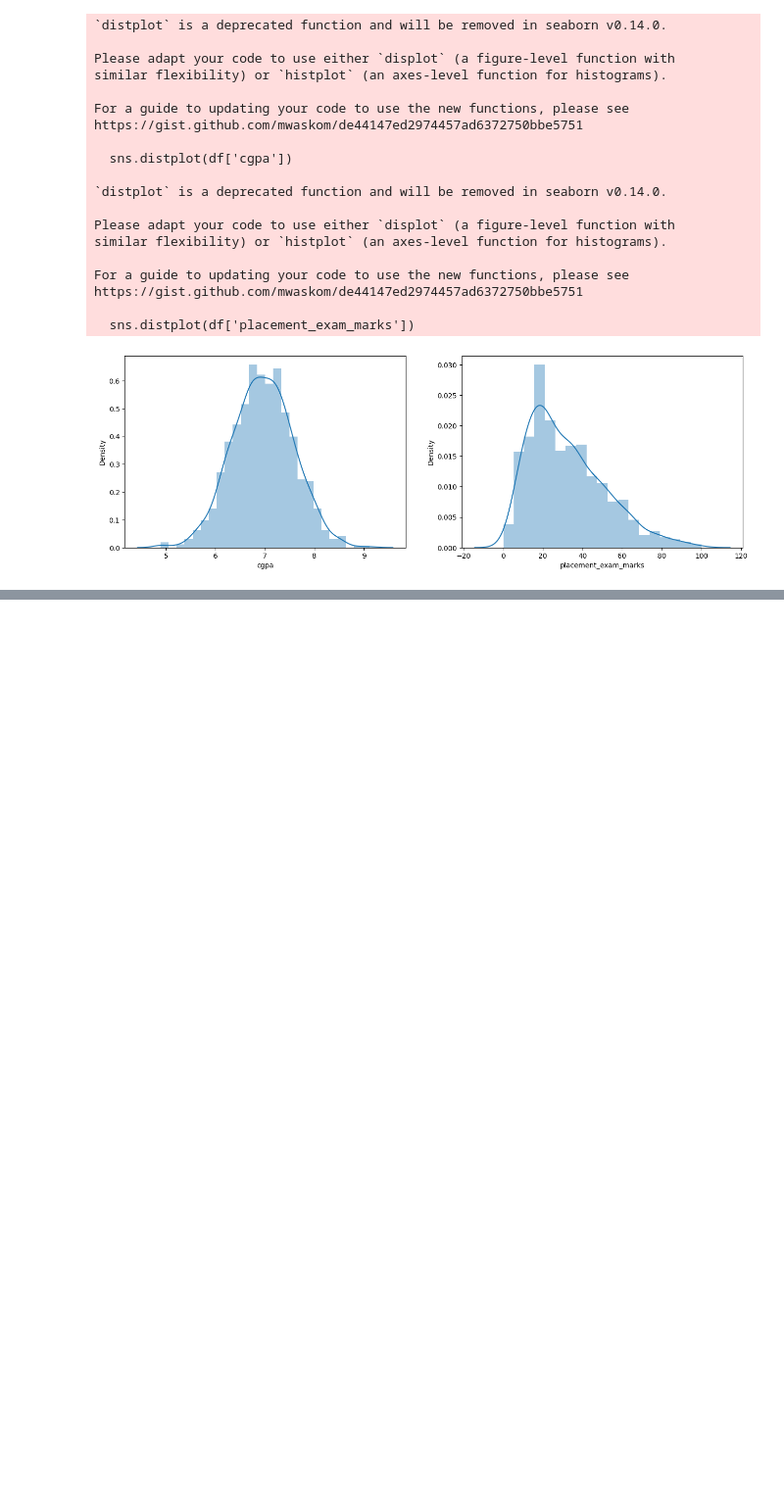
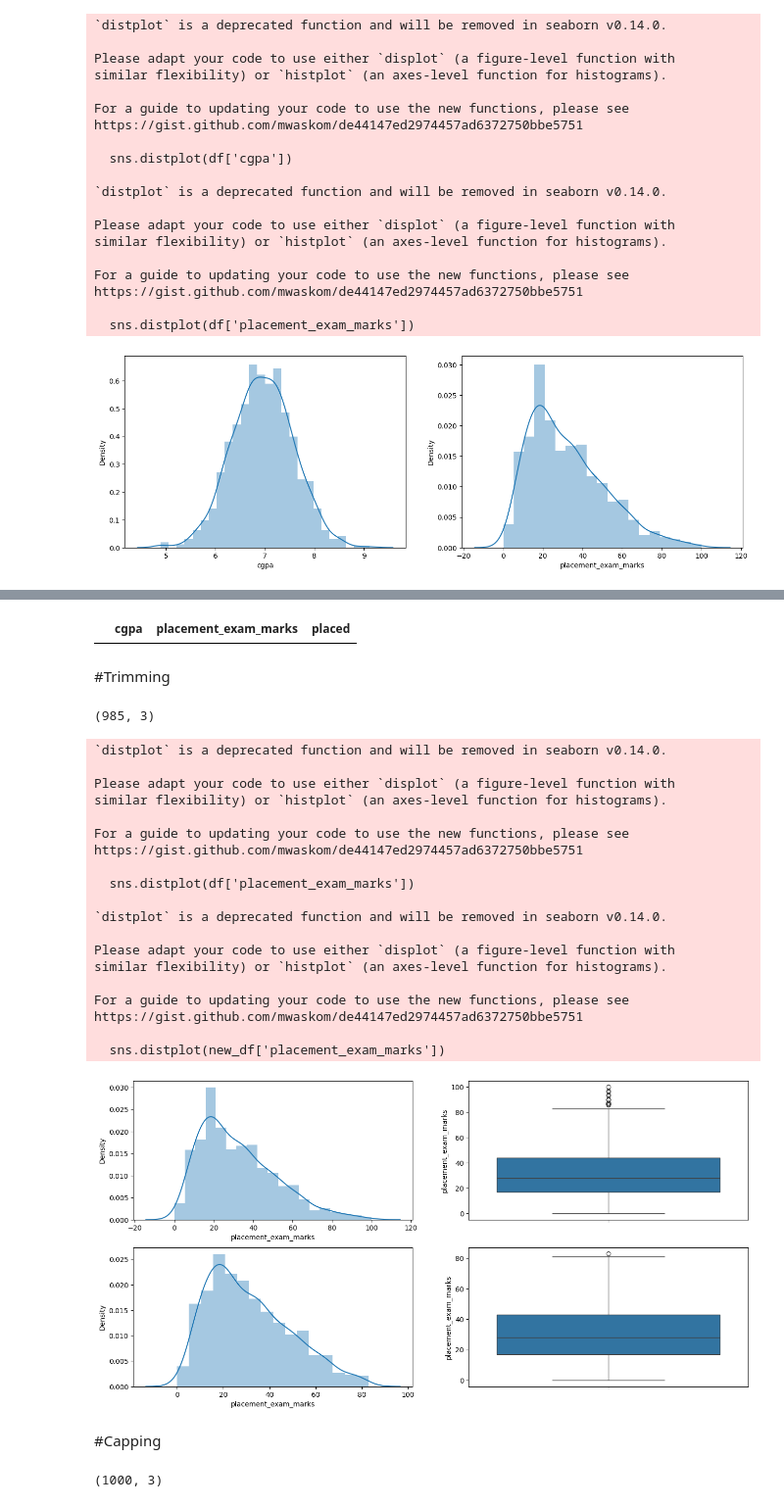
Before and after one commit to Bishesh-P/Hands-on-Practice-for-ML-concepts, a Jupyter notebook: Outlier_Detection_Removal_Box_Plot.ipynb, the cells around one changed output, grey strips where cells are left out. Shown at 98% size. Cells and saved outputs as stored; diff of their text form; code cells hidden in the pictures; blank space fills up the shorter version.

```diff
--- a/Outlier_Detection_Removal_Box_Plot.ipynb
+++ b/Outlier_Detection_Removal_Box_Plot.ipynb
@@ -48,0 +67,9 @@ https://gist.github.com/mwaskom/de44147ed2974457ad6372750bbe5751
+# %%
+# Finding the IQR
+percentile25 = df['placement_exam_marks'].quantile(0.25)
+percentile75 = df['placement_exam_marks'].quantile(0.75)
+# %%
+iqr = percentile75 - percentile25
+# %%
+upper_limit = percentile75 + 1.5 * iqr
+lower_limit = percentile25 - 1.5 * iqr
@@ -48,0 +103,51 @@ https://gist.github.com/mwaskom/de44147ed2974457ad6372750bbe5751
+# %%
+df[df['placement_exam_marks'] < lower_limit]
+# %% [output]
+|  | cgpa | placement_exam_marks | placed |
+# %% [markdown]
+#Trimming
+# %%
+new_df = df[df['placement_exam_marks'] < upper_limit]
+# %%
+new_df.shape
+# %% [output]
+(985, 3)
+# %%
+
+plt.figure(figsize=(16,8))
+plt.subplot(2,2,1)
+sns.distplot(df['placement_exam_marks'])
+
+plt.subplot(2,2,2)
+sns.boxplot(df['placement_exam_marks'])
+
+plt.subplot(2,2,3)
+sns.distplot(new_df['placement_exam_marks'])
+
+plt.subplot(2,2,4)
+sns.boxplot(new_df['placement_exam_marks'])
+
+plt.show()
+# %% [output]
+`distplot` is a deprecated function and will be removed in seaborn v0.14.0.
+
+Please adapt your code to use either `displot` (a figure-level function with
+similar flexibility) or `histplot` (an axes-level function for histograms).
+
+For a guide to updating your code to use the new functions, please see
+https://gist.github.com/mwaskom/de44147ed2974457ad6372750bbe5751
+
+  sns.distplot(df['placement_exam_marks'])
+
+`distplot` is a deprecated function and will be removed in seaborn v0.14.0.
+
+Please adapt your code to use either `displot` (a figure-level function with
+similar flexibility) or `histplot` (an axes-level function for histograms).
+
+For a guide to updating your code to use the new functions, please see
+https://gist.github.com/mwaskom/de44147ed2974457ad6372750bbe5751
+
+  sns.distplot(new_df['placement_exam_marks'])
+[figure, added]
+# %% [markdown]
+#Capping
@@ -48,0 +166,4 @@ https://gist.github.com/mwaskom/de44147ed2974457ad6372750bbe5751
+# %%
+new_df_cap.shape
+# %% [output]
+(1000, 3)
```
Also changed, not shown: parts of 7 cells of this notebook.
